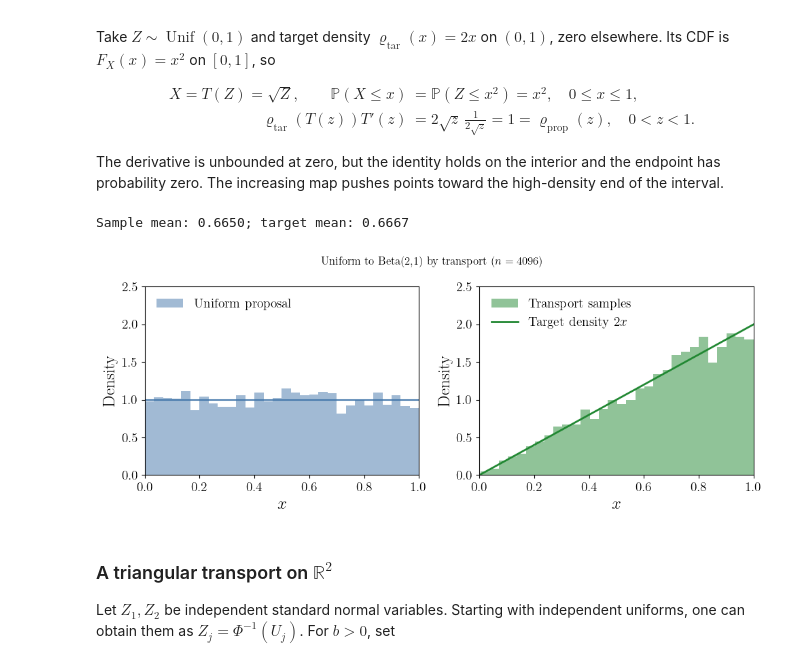
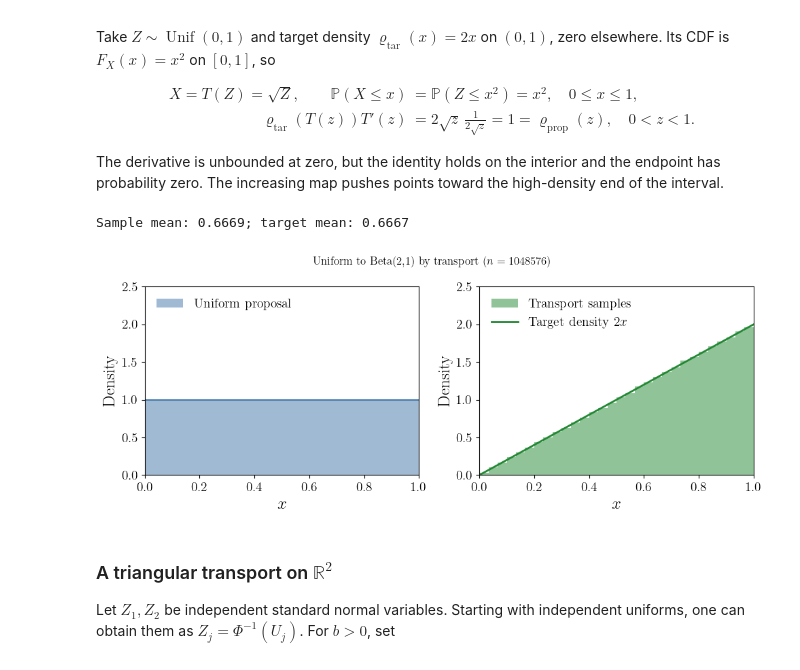
Before and after one commit to fjhickernell/MATH565Fall2026, a Jupyter notebook: notebooks/sampling/TransportMapsAndAcceptanceRejection.ipynb, the cells around one changed output. Drawn from its saved outputs; the diff is of its cells as text; code cells hidden in the pictures.

```diff
--- a/notebooks/sampling/TransportMapsAndAcceptanceRejection.ipynb
+++ b/notebooks/sampling/TransportMapsAndAcceptanceRejection.ipynb
@@ -105,31 +105,31 @@ X=T(Z)=\sqrt Z,\qquad
 
 The derivative is unbounded at zero, but the identity holds on the interior and the endpoint has probability zero. The increasing map pushes points toward the high-density end of the interval.
 # %%
-n = 4096
+n = 2**20
 z = rng.random(n)
 x_transport = np.sqrt(z)
 scalar_grid = np.linspace(0, 1, 401)
 fig, axes = plt.subplots(1, 2, figsize=(10, 4))
 axes[0].hist(z, bins=30, density=True, alpha=0.5,
              color=colors["blue"], label="Uniform proposal")
 axes[0].plot(scalar_grid, np.ones_like(scalar_grid), color=colors["blue"])
 axes[1].hist(x_transport, bins=30, density=True, alpha=0.5,
              color=colors["green"], label="Transport samples")
 axes[1].plot(scalar_grid, 2 * scalar_grid, color=colors["green"],
              lw=2, label=r"Target density $2x$")
 for ax in axes:
     ax.set(xlabel="$x$", ylabel="Density", xlim=(0, 1), ylim=(0, 2.5))
     ax.legend(loc="upper left")
 fig.suptitle(f"Uniform to Beta(2,1) by transport ($n={n}$)")
 plt.tight_layout()
 
 interior = np.linspace(0.001, 0.999, 1000)
 jacobian_product = 2 * np.sqrt(interior) / (2 * np.sqrt(interior))
 assert np.allclose(jacobian_product, 1)
 print(f"Sample mean: {x_transport.mean():.4f}; target mean: {2 / 3:.4f}")
 # %% [output]
-Sample mean: 0.6650; target mean: 0.6667
+Sample mean: 0.6669; target mean: 0.6667
-[figure, old version]
+[figure, new version]
 # %% [markdown]
 ### A triangular transport on $\mathbb R^2$
 
```
Also changed, not shown: parts of 6 cells of this notebook, 6 other files.
